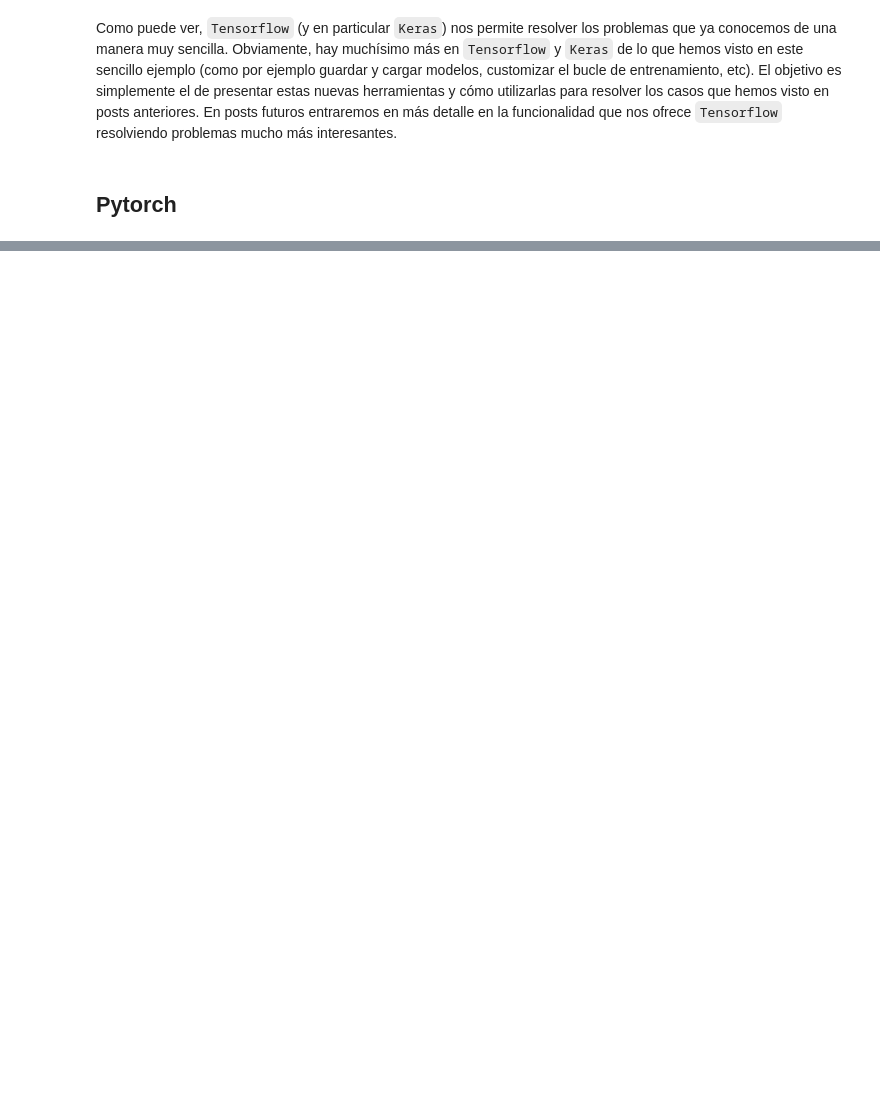
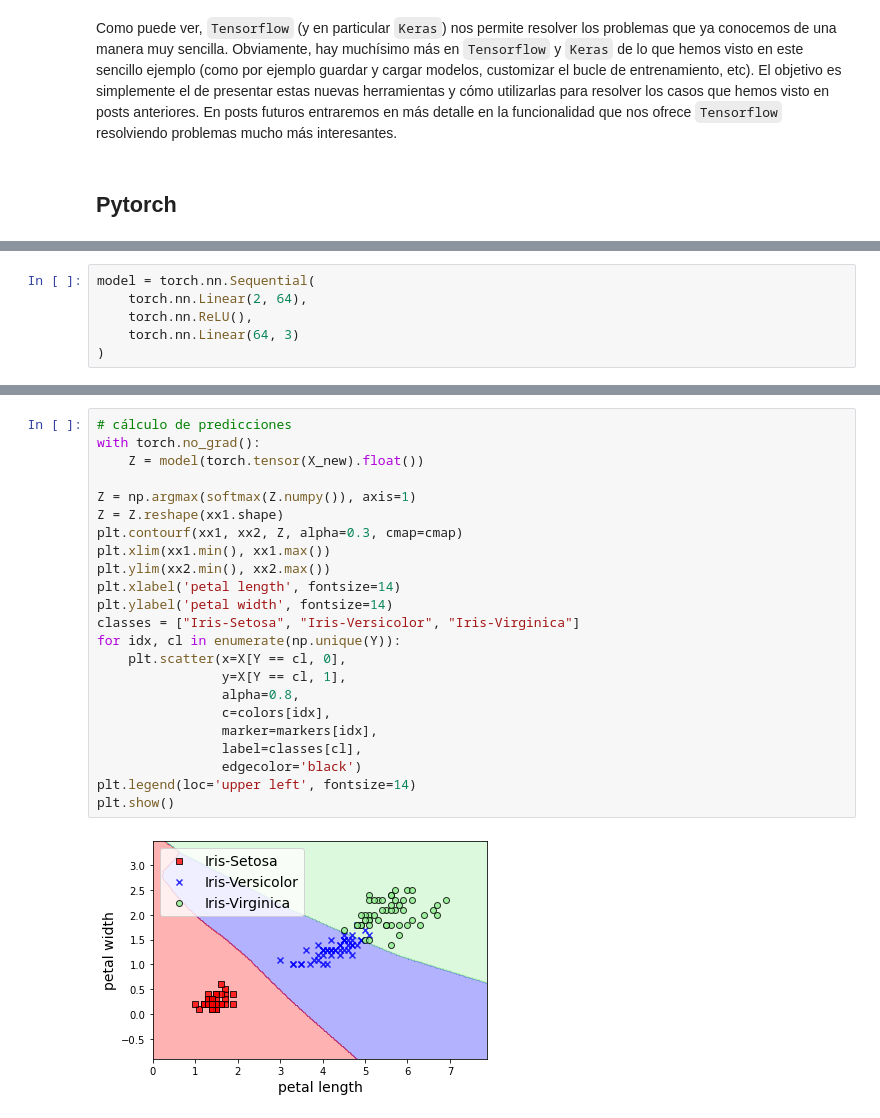
Before and after one commit to Cacses/blog, a Jupyter notebook: 026_frameworks/frameworks.ipynb, the cells around one changed output, grey strips where cells are left out. Saved outputs shown, nothing was run; the diff lists cells and outputs as text; blank space fills up the shorter version.

```diff
--- a/026_frameworks/frameworks.ipynb
+++ b/026_frameworks/frameworks.ipynb
@@ -174,0 +181,6 @@ Como puede ver, `Tensorflow` (y en particular `Keras`) nos permite resolver los
+# %%
+model = torch.nn.Sequential(
+    torch.nn.Linear(2, 64),
+    torch.nn.ReLU(),
+    torch.nn.Linear(64, 3)
+)
@@ -174,0 +226,25 @@ Como puede ver, `Tensorflow` (y en particular `Keras`) nos permite resolver los
+# %%
+# cálculo de predicciones
+with torch.no_grad():
+    Z = model(torch.tensor(X_new).float())
+
+Z = np.argmax(softmax(Z.numpy()), axis=1)
+Z = Z.reshape(xx1.shape)
+plt.contourf(xx1, xx2, Z, alpha=0.3, cmap=cmap)
+plt.xlim(xx1.min(), xx1.max())
+plt.ylim(xx2.min(), xx2.max())
+plt.xlabel('petal length', fontsize=14)
+plt.ylabel('petal width', fontsize=14)
+classes = ["Iris-Setosa", "Iris-Versicolor", "Iris-Virginica"]
+for idx, cl in enumerate(np.unique(Y)):
+    plt.scatter(x=X[Y == cl, 0],
+                y=X[Y == cl, 1],
+                alpha=0.8,
+                c=colors[idx],
+                marker=markers[idx],
+                label=classes[cl],
+                edgecolor='black')
+plt.legend(loc='upper left', fontsize=14)
+plt.show()
+# %% [output]
+[figure, added]
```
Also changed, not shown: parts of 18 cells of this notebook.
